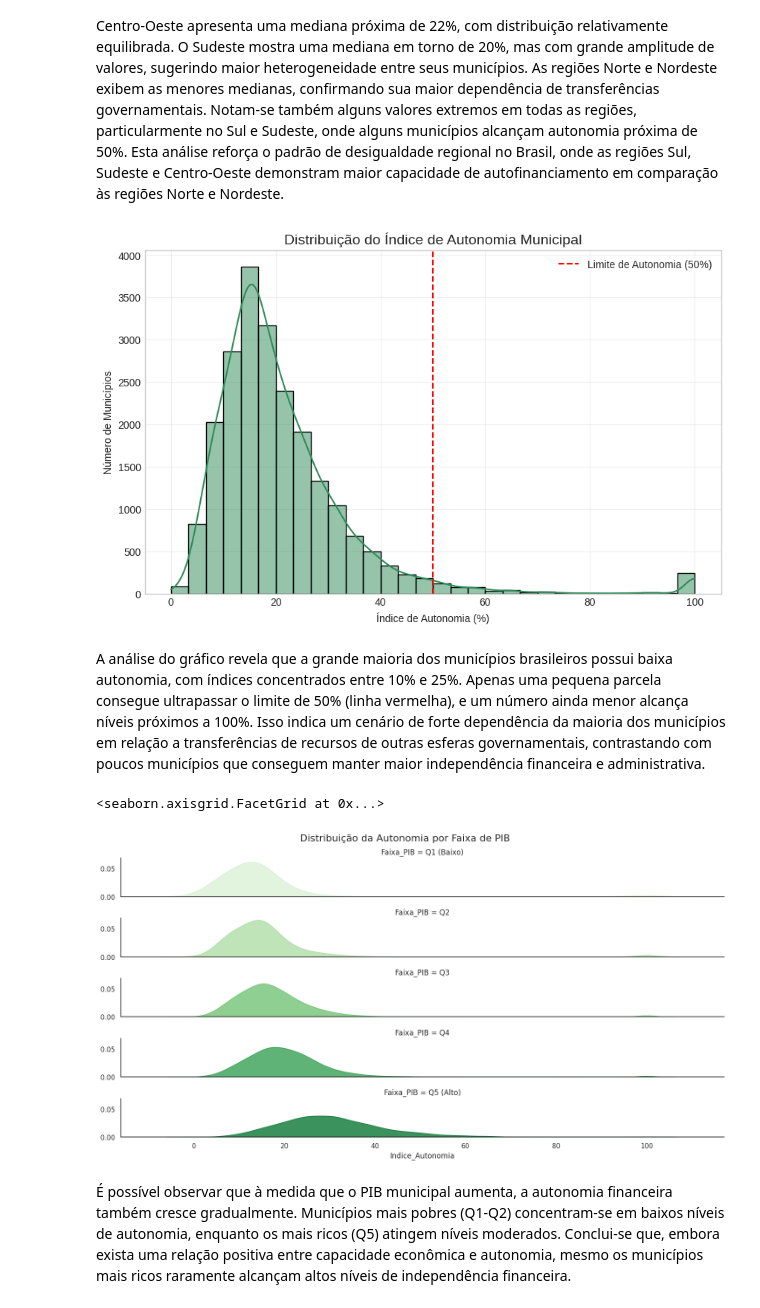
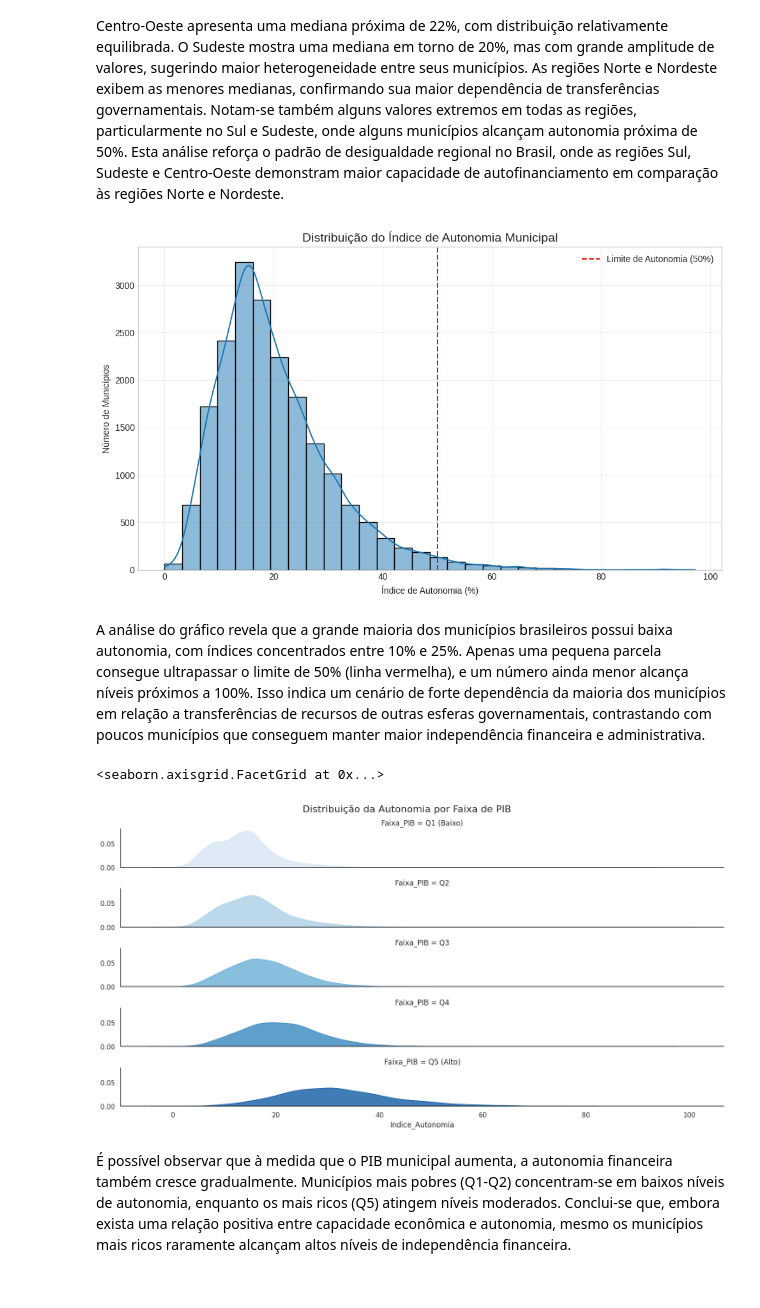
Before and after one commit to amandacmelo/Projeto-Ciencia-de-Dados, a Jupyter notebook: Análise Exploratória dos Dados/Análise_exploratória_dos_dados_Dependência_financeira,_transferências_e_exportaçõesipynb.ipynb, the cells around one changed output. Saved outputs shown, nothing was run; the diff lists cells and outputs as text; code cells hidden in the pictures.

```diff
--- a/Análise Exploratória dos Dados/Análise_exploratória_dos_dados_Dependência_financeira,_transferências_e_exportaçõesipynb.ipynb
+++ b/Análise Exploratória dos Dados/Análise_exploratória_dos_dados_Dependência_financeira,_transferências_e_exportaçõesipynb.ipynb
@@ -600,46 +407,51 @@ Passing `palette` without assigning `hue` is deprecated and will be removed in v
 # %% [markdown]
 É posśivel observar que a região Sul mostra a maior mediana e também a maior concentração de valores no quartil superior, indicando melhor autonomia financeira nos seus municípios. O Centro-Oeste apresenta uma mediana próxima de 22%, com distribuição relativamente equilibrada. O Sudeste mostra uma mediana em torno de 20%, mas com grande amplitude de valores, sugerindo maior heterogeneidade entre seus municípios. As regiões Norte e Nordeste exibem as menores medianas, confirmando sua maior dependência de transferências governamentais. Notam-se também alguns valores extremos em todas as regiões, particularmente no Sul e Sudeste, onde alguns municípios alcançam autonomia próxima de 50%. Esta análise reforça o padrão de desigualdade regional no Brasil, onde as regiões Sul, Sudeste e Centro-Oeste demonstram maior capacidade de autofinanciamento em comparação às regiões Norte e Nordeste.
 # %%
+import matplotlib.pyplot as plt
+import seaborn as sns
+
 plt.figure(figsize=(10, 6))
 sns.histplot(
-    data=dados,
+    data=dados_filtrados,
     x='Indice_Autonomia',
     bins=30,
     kde=True,
-    color='#2e8b57'
+    color='#1f77b4'
 )
 plt.axvline(x=50, color='red', linestyle='--', label='Limite de Autonomia (50%)')
 plt.title('Distribuição do Índice de Autonomia Municipal', fontsize=14)
 plt.xlabel('Índice de Autonomia (%)')
 plt.ylabel('Número de Municípios')
 plt.legend()
 plt.grid(alpha=0.3)
+plt.tight_layout()
+plt.show()
 # %% [output]
-[figure, old version]
+[figure, new version]
 # %% [markdown]
 A análise do gráfico revela que a grande maioria dos municípios brasileiros possui baixa autonomia, com índices concentrados entre 10% e 25%. Apenas uma pequena parcela consegue ultrapassar o limite de 50% (linha vermelha), e um número ainda menor alcança níveis próximos a 100%. Isso indica um cenário de forte dependência da maioria dos municípios em relação a transferências de recursos de outras esferas governamentais, contrastando com poucos municípios que conseguem manter maior independência financeira e administrativa.
 # %%
 import seaborn as sns
 import matplotlib.pyplot as plt
 
-# Criar faixas de PIB
-dados['Faixa_PIB'] = pd.qcut(dados['PIB'], q=5, labels=['Q1 (Baixo)', 'Q2', 'Q3', 'Q4', 'Q5 (Alto)'])
+dados_filtrados['Faixa_PIB'] = pd.qcut(
+    dados_filtrados['PIB'], q=5, labels=['Q1 (Baixo)', 'Q2', 'Q3', 'Q4', 'Q5 (Alto)']
+)
 
-# Plot
 sns.set_theme(style="white", rc={"axes.facecolor": (0, 0, 0, 0)})
 g = sns.FacetGrid(
-    dados,
+    dados_filtrados,
     row='Faixa_PIB',
     hue='Faixa_PIB',
     aspect=10,
     height=1.5,
-    palette='Greens'
+    palette='Blues'
 )
 g.map(sns.kdeplot, 'Indice_Autonomia', fill=True, alpha=0.8)
 g.fig.suptitle('Distribuição da Autonomia por Faixa de PIB', y=1.02, fontsize=16)
 g.set(ylabel="")
 # %% [output]
 <seaborn.axisgrid.FacetGrid at 0x...>
-[figure, old version]
+[figure, new version]
 # %% [markdown]
 É possível observar que à medida que o PIB municipal aumenta, a autonomia financeira também cresce gradualmente. Municípios mais pobres (Q1-Q2) concentram-se em baixos níveis de autonomia, enquanto os mais ricos (Q5) atingem níveis moderados. Conclui-se que, embora exista uma relação positiva entre capacidade econômica e autonomia, mesmo os municípios mais ricos raramente alcançam altos níveis de independência financeira.
```
Also changed, not shown: parts of 140 cells of this notebook.
